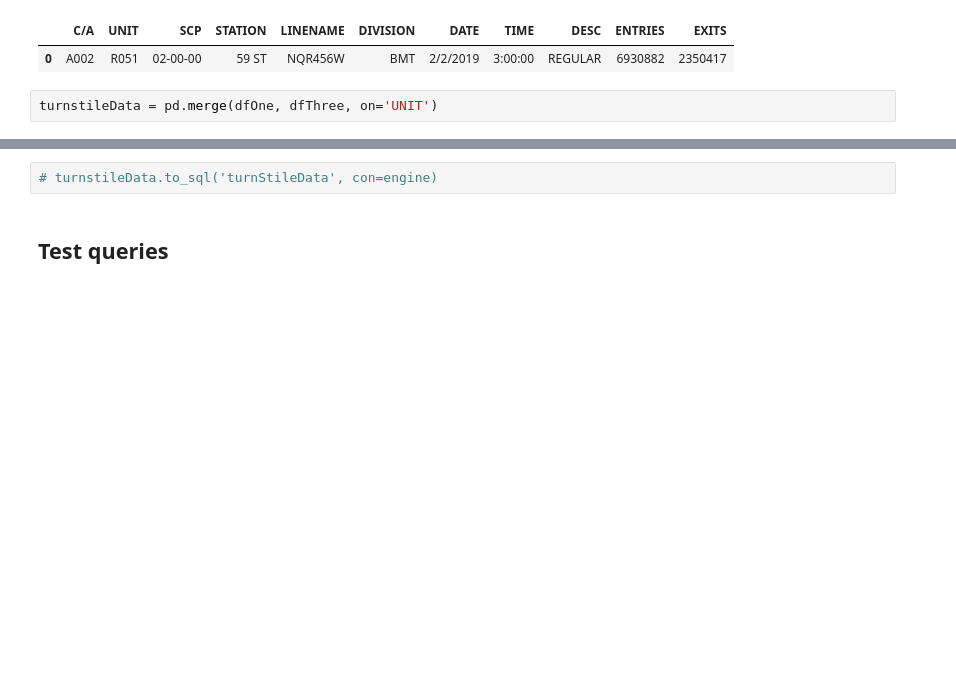
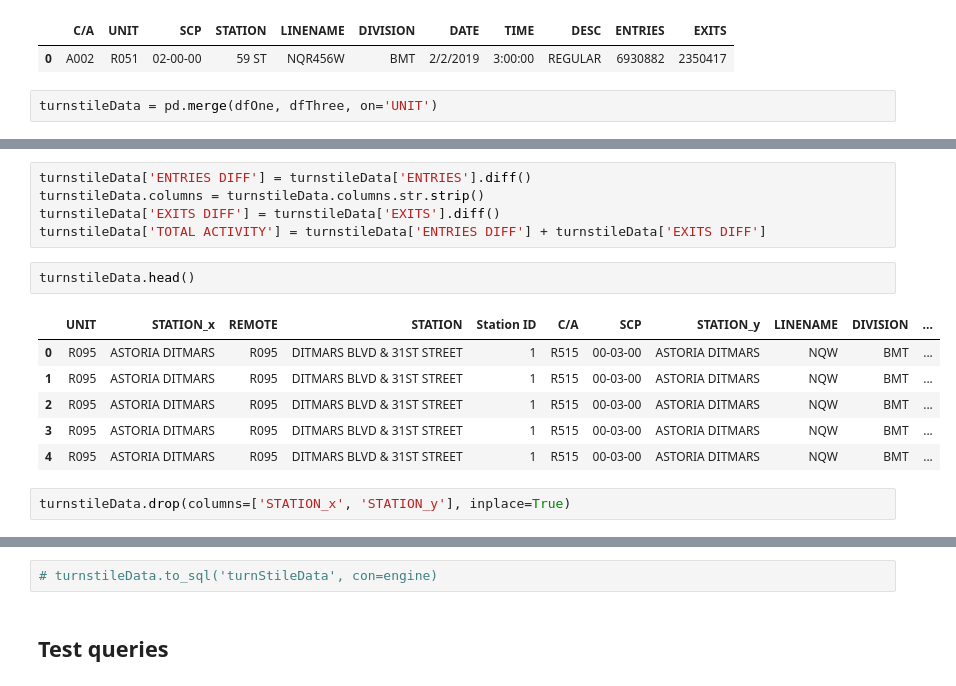
Before and after one commit to SpacePatroller/MTA_RIDERSHIP_ANALYSIS, a Jupyter notebook: csv_to_sqllite.ipynb, the cells around one changed output, grey strips where cells are left out. Saved outputs shown, nothing was run; the diff lists cells and outputs as text; blank space fills up the shorter version.

```diff
--- a/csv_to_sqllite.ipynb
+++ b/csv_to_sqllite.ipynb
@@ -105,0 +115,16 @@ turnstileData = pd.merge(dfOne, dfThree, on='UNIT')
+# %%
+turnstileData['ENTRIES DIFF'] = turnstileData['ENTRIES'].diff()
+turnstileData.columns = turnstileData.columns.str.strip()
+turnstileData['EXITS DIFF'] = turnstileData['EXITS'].diff()
+turnstileData['TOTAL ACTIVITY'] = turnstileData['ENTRIES DIFF'] + turnstileData['EXITS DIFF']
+# %%
+turnstileData.head()
+# %% [output]
+|  | UNIT | STATION_x | REMOTE | STATION | Station ID | C/A | SCP | STATION_y | LINENAME | DIVISION | ... |
+| 0 | R095 | ASTORIA DITMARS | R095 | DITMARS BLVD & 31ST STREET | 1 | R515 | 00-03-00 | ASTORIA DITMARS | NQW | BMT | ... |
+| 1 | R095 | ASTORIA DITMARS | R095 | DITMARS BLVD & 31ST STREET | 1 | R515 | 00-03-00 | ASTORIA DITMARS | NQW | BMT | ... |
+| 2 | R095 | ASTORIA DITMARS | R095 | DITMARS BLVD & 31ST STREET | 1 | R515 | 00-03-00 | ASTORIA DITMARS | NQW | BMT | ... |
+| 3 | R095 | ASTORIA DITMARS | R095 | DITMARS BLVD & 31ST STREET | 1 | R515 | 00-03-00 | ASTORIA DITMARS | NQW | BMT | ... |
+| 4 | R095 | ASTORIA DITMARS | R095 | DITMARS BLVD & 31ST STREET | 1 | R515 | 00-03-00 | ASTORIA DITMARS | NQW | BMT | ... |
+# %%
+turnstileData.drop(columns=['STATION_x', 'STATION_y'], inplace=True)
```
Also changed, not shown: parts of 10 cells of this notebook, 2 other files.
